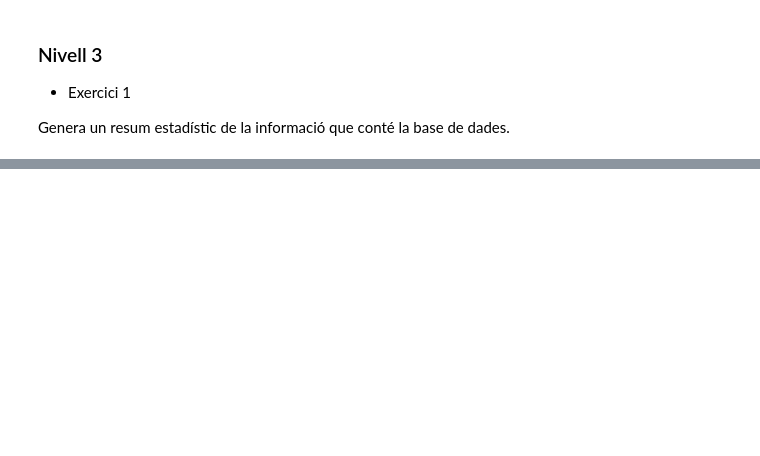
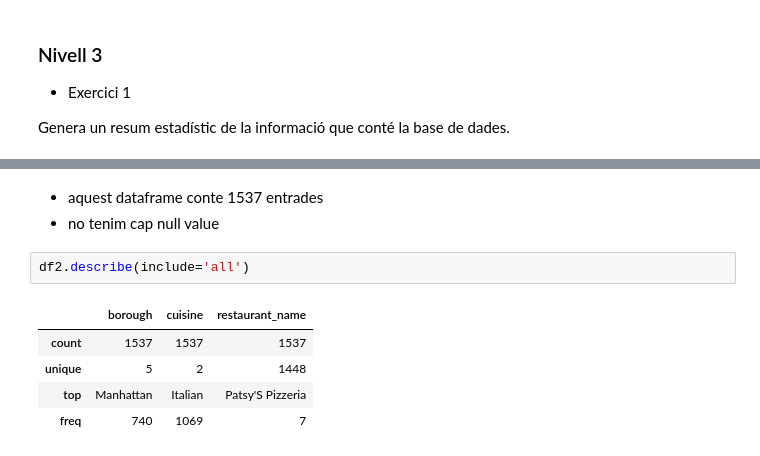
Before and after one commit to ManelForcales/Bases-de-dades-NoSQL, a Jupyter notebook: S18T01.ipynb, the cells around one changed output, grey strips where cells are left out. Saved outputs shown, nothing was run; the diff lists cells and outputs as text; blank space fills up the shorter version.

```diff
--- a/S18T01.ipynb
+++ b/S18T01.ipynb
@@ -164,0 +272,11 @@ Genera un resum estadístic de la informació que conté la base de dades.
+# %% [markdown]
++ aquest dataframe conte 1537 entrades
++ no tenim cap null value
+# %%
+df2.describe(include='all')
+# %% [output]
+|  | borough | cuisine | restaurant_name |
+| count | 1537 | 1537 | 1537 |
+| unique | 5 | 2 | 1448 |
+| top | Manhattan | Italian | Patsy'S Pizzeria |
+| freq | 740 | 1069 | 7 |
```
Also changed, not shown: parts of 33 cells of this notebook.
